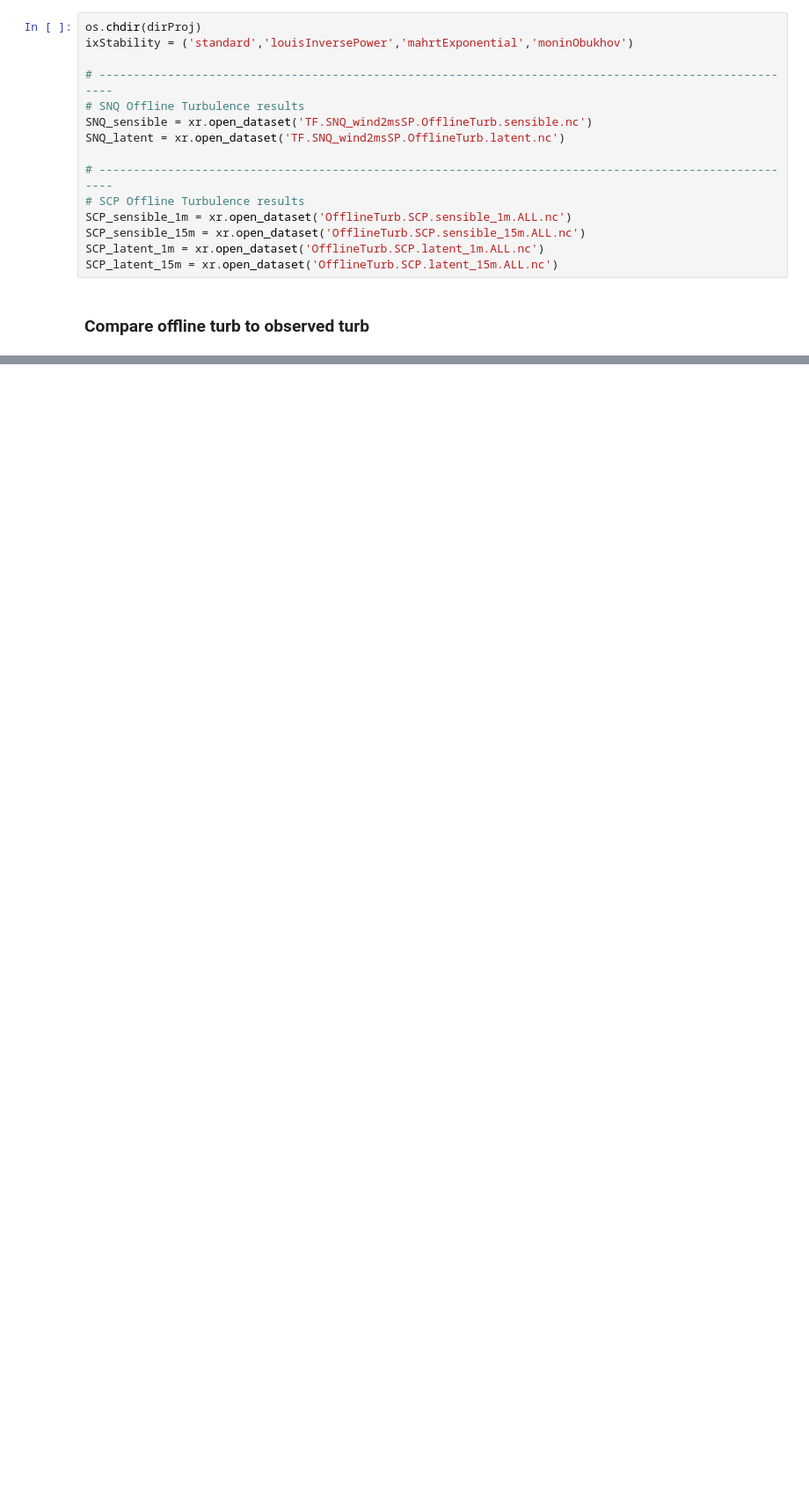
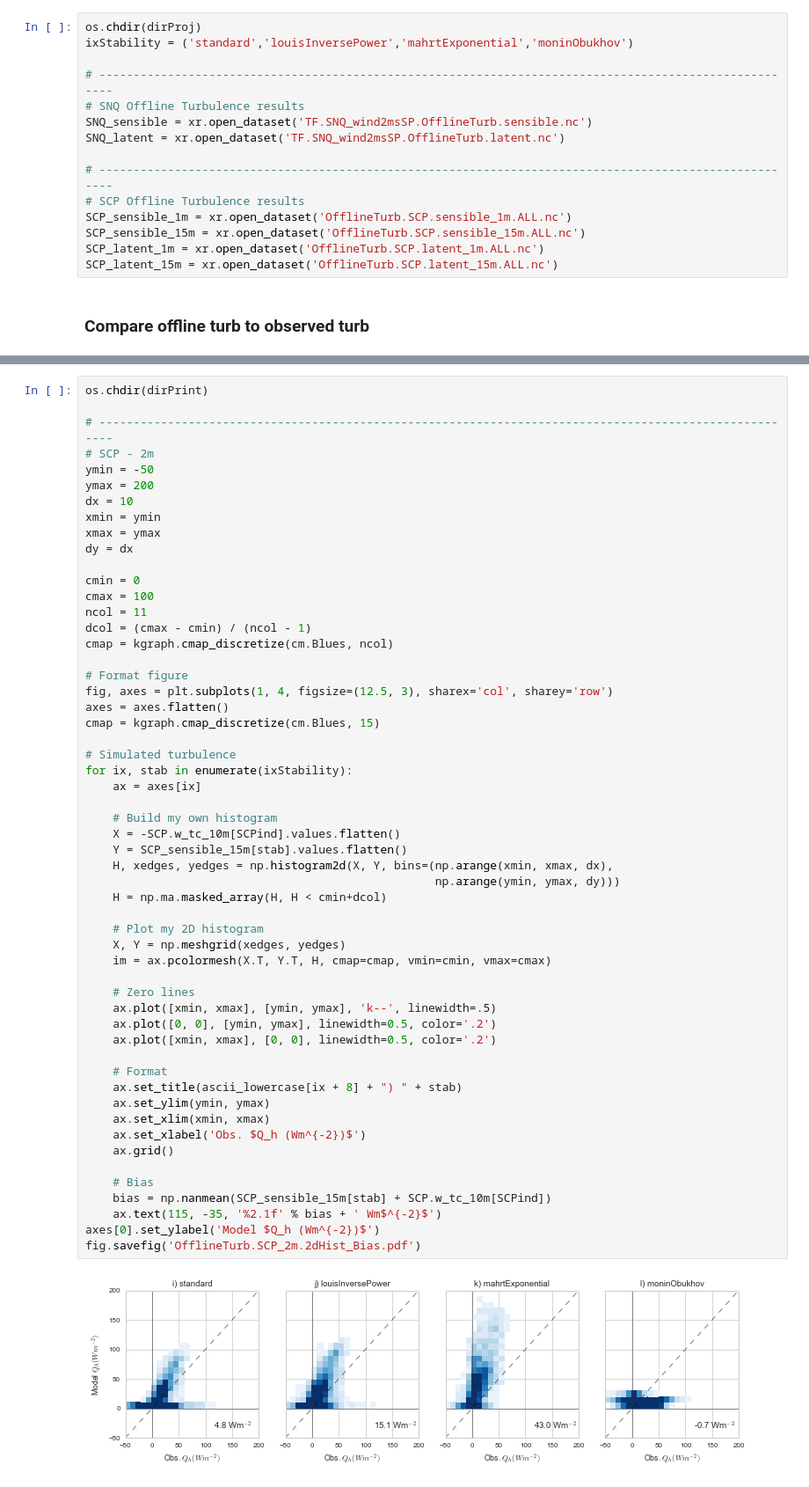
Before and after one commit to klapo/TurbulenceFeedbacks, a Jupyter notebook: TF.OfflineTurb.SCP_SNQ.Bias.ipynb, the cells around one changed output, grey strips where cells are left out. Shown at 88% size. Drawn from its saved outputs; the diff is of its cells as text; blank space fills up the shorter version.

Commit message:
Changed to use masked arrays and plt.pcolormeshgrid. Updated a bunch of the formatting to be relevant for the manuscript.

```diff
--- a/TF.OfflineTurb.SCP_SNQ.Bias.ipynb
+++ b/TF.OfflineTurb.SCP_SNQ.Bias.ipynb
@@ -304,0 +213,57 @@ fig.savefig('OfflineTurb.2dHist.Colorbar.pdf', bbox_inches='tight')
+# %%
+os.chdir(dirPrint)
+
+# -------------------------------------------------------------------------------------------------------
+# SCP - 2m
+ymin = -50
+ymax = 200
+dx = 10
+xmin = ymin
+xmax = ymax
+dy = dx
+
+cmin = 0
+cmax = 100
+ncol = 11
+dcol = (cmax - cmin) / (ncol - 1)
+cmap = kgraph.cmap_discretize(cm.Blues, ncol)
+
+# Format figure
+fig, axes = plt.subplots(1, 4, figsize=(12.5, 3), sharex='col', sharey='row')
+axes = axes.flatten()
+cmap = kgraph.cmap_discretize(cm.Blues, 15)
+
+# Simulated turbulence
+for ix, stab in enumerate(ixStability):
+    ax = axes[ix]
+
+    # Build my own histogram
+    X = -SCP.w_tc_10m[SCPind].values.flatten()
+    Y = SCP_sensible_15m[stab].values.flatten()
+    H, xedges, yedges = np.histogram2d(X, Y, bins=(np.arange(xmin, xmax, dx),
+                                                   np.arange(ymin, ymax, dy)))
+    H = np.ma.masked_array(H, H < cmin+dcol)
+
+    # Plot my 2D histogram
+    X, Y = np.meshgrid(xedges, yedges)
+    im = ax.pcolormesh(X.T, Y.T, H, cmap=cmap, vmin=cmin, vmax=cmax)
+
+    # Zero lines
+    ax.plot([xmin, xmax], [ymin, ymax], 'k--', linewidth=.5)
+    ax.plot([0, 0], [ymin, ymax], linewidth=0.5, color='.2')
+    ax.plot([xmin, xmax], [0, 0], linewidth=0.5, color='.2')
+
+    # Format
+    ax.set_title(ascii_lowercase[ix + 8] + ") " + stab)
+    ax.set_ylim(ymin, ymax)
+    ax.set_xlim(xmin, xmax)
+    ax.set_xlabel('Obs. $Q_h (Wm^{-2})$')
+    ax.grid()
+
+    # Bias
+    bias = np.nanmean(SCP_sensible_15m[stab] + SCP.w_tc_10m[SCPind])
+    ax.text(115, -35, '%2.1f' % bias + ' Wm$^{-2}$')
+axes[0].set_ylabel('Model $Q_h (Wm^{-2})$')
+fig.savefig('OfflineTurb.SCP_2m.2dHist_Bias.pdf')
+# %% [output]
+[figure, added]
```
Also changed, not shown: parts of 8 cells of this notebook.
